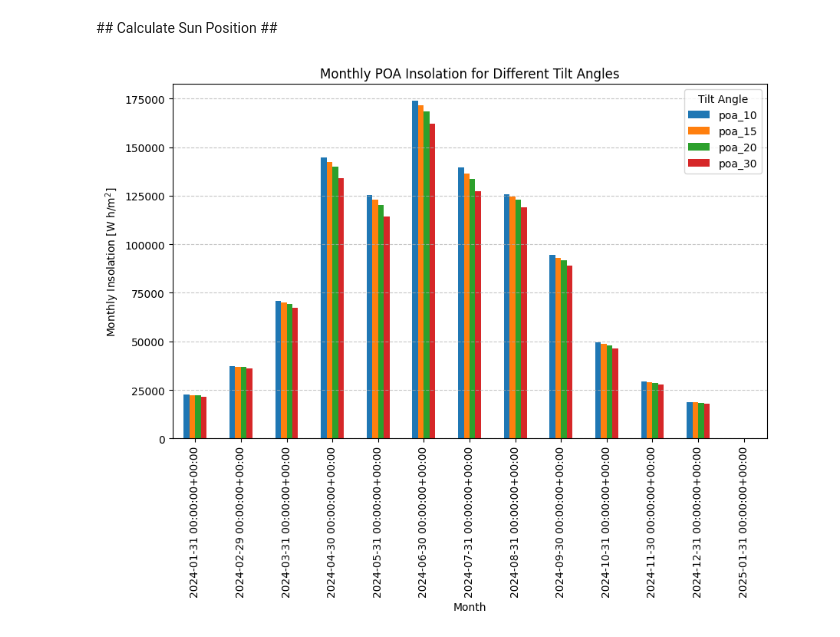
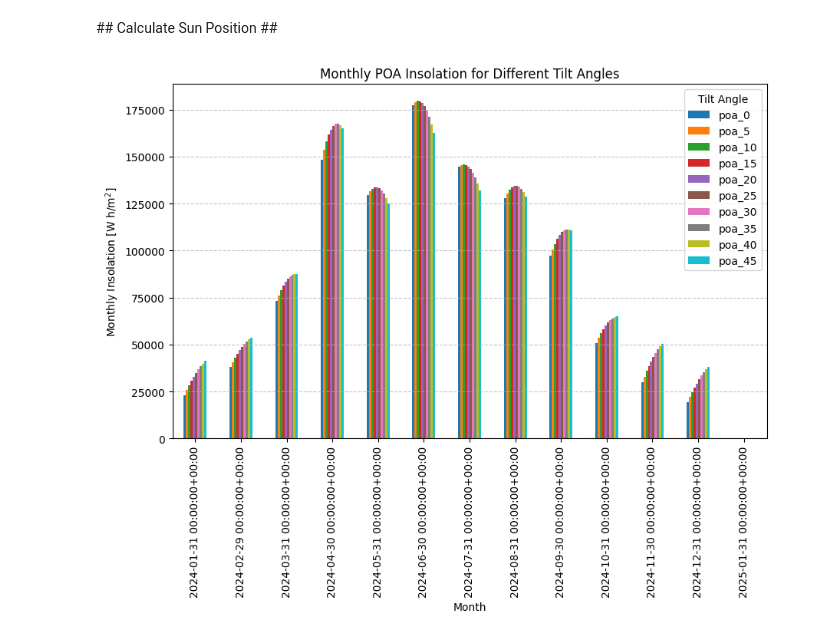
Before and after one commit to josephbenjamin/solar-model, a Jupyter notebook: solar-modelling.ipynb, the cells around one changed output. Drawn from its saved outputs; the diff is of its cells as text; code cells hidden in the pictures.

```diff
--- a/solar-modelling.ipynb
+++ b/solar-modelling.ipynb
@@ -173,11 +173,11 @@ solar_position.index += pd.Timedelta('49min') # but remember to shift the index
 # %%
 poas = {}  # Use a dictionary to store DataFrames for each tilt angle
 
-for tilt in [10, 15, 20, 25, 30]:
+for tilt in [0, 5, 10, 15, 20, 25, 30, 35, 40, 45]:
     # Calculate the total irradiance for the given tilt angle
     poa = pvlib.irradiance.get_total_irradiance(
         surface_tilt=tilt,  # Tilt angle
-        surface_azimuth=265,  # Facing South
+        surface_azimuth=180,  # Facing South
         dni=df['DNI'],
         ghi=df['GHI'],
         dhi=df['DHI'],
@@ -191,24 +191,19 @@ for tilt in [10, 15, 20, 25, 30]:
 
 # Access individual DataFrames by tilt angle, e.g., poas[10] for tilt=10
 # %%
-# Create a DataFrame with POA global values for different tilt angles
-df = pd.DataFrame({
-    'poa_10': poas[10]['poa_global'],
-    'poa_15': poas[15]['poa_global'],
-    'poa_20': poas[20]['poa_global'],
-    'poa_30': poas[30]['poa_global'],
-})
+# Create a DataFrame with POA global values for all tilt angles in the dictionary
+df = pd.DataFrame({f'poa_{tilt}': poas[tilt]['poa_global'] for tilt in poas})
 
 # Resample the data to monthly sums
 df_monthly = df.resample('M').sum()
 
 # Plot the monthly insolation as a bar chart
 df_monthly.plot.bar(figsize=(10, 6))
 plt.ylabel('Monthly Insolation [W h/m$^2$]')
 plt.title('Monthly POA Insolation for Different Tilt Angles')
 plt.xlabel('Month')
 plt.legend(title='Tilt Angle')
 plt.grid(axis='y', linestyle='--', alpha=0.7)
 plt.show()
 # %% [output]
-[figure, old version]
+[figure, new version]
```
